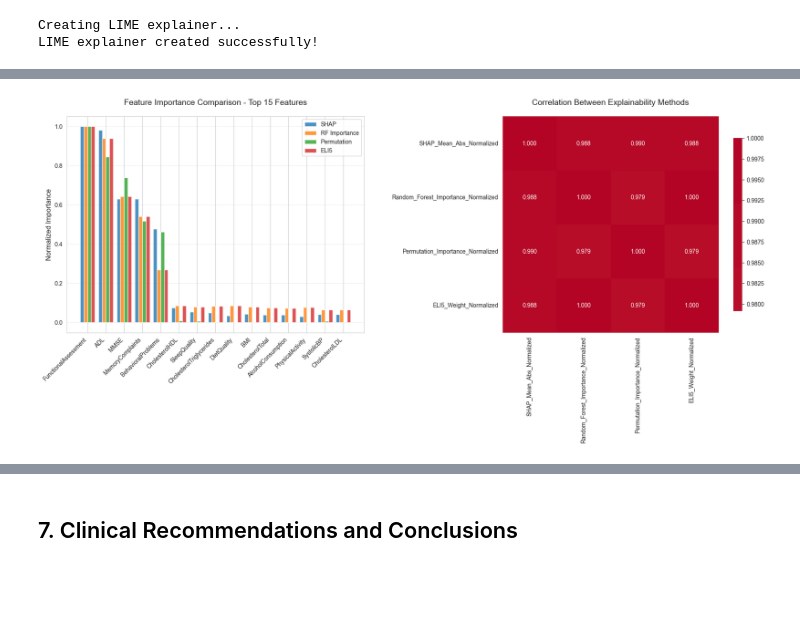
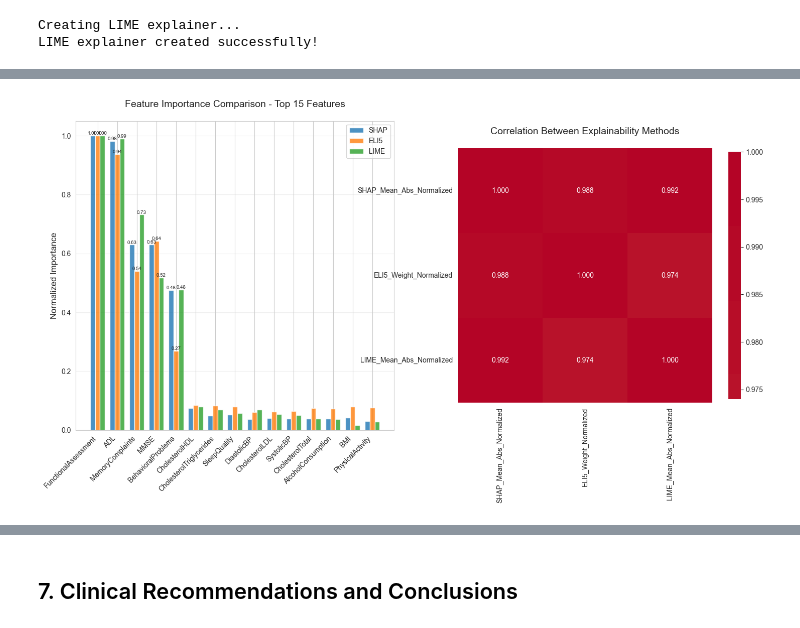
Before and after one commit to taniapazospuig/alzheimer-prediction, a Jupyter notebook: modeling.ipynb, the cells around one changed output, grey strips where cells are left out. Saved outputs shown, nothing was run; the diff lists cells and outputs as text; code cells hidden in the pictures; blank space fills up the shorter version.

```diff
--- a/modeling.ipynb
+++ b/modeling.ipynb
@@ -1613,11 +1650,14 @@ print("="*70)
 for case_type, idx in case_indices.items():
     if idx is not None:
         print(f"\n{case_type} (Sample {idx}):")
-        shap.force_plot(
+        print(f"Actual: {y_test_sample.iloc[idx]}, Predicted probability: {y_proba_sample[idx]:.4f}")
+        force_plot_html = shap.force_plot(
             explainer.expected_value[1],
             shap_values.values[idx,:,1],
-            X_test_sample.iloc[idx]
+            X_test_sample.iloc[idx],
+            show=False
         )
+        display(HTML(force_plot_html.html()))
 # %% [output]
 Force Plots:
 ======================================================================
@@ -1970,6 +2018,13 @@ for case_type, idx in case_indices.items():
                         fontsize=14, pad=20)
             ax.axvline(x=0, color='black', linestyle='--', linewidth=0.8)
             ax.grid(axis='x', alpha=0.3)
+
+            # Add value labels on bars
+            for i, value in enumerate(values_sorted):
+                x_pos = value if abs(value) > 0.005 else (0.01 if value >= 0 else -0.01)
+                ax.text(x_pos, i, f'{value:.4f}', va='center',
+                       ha='left' if value >= 0 else 'right', fontsize=9)
+
             plt.tight_layout()
             plt.show()
 
@@ -2125,17 +2180,43 @@ Let's compare the insights from different explainability techniques to understan
 - **Complementarity**: What unique insights does each method provide?
 - **Clinical relevance**: Which features are consistently important across methods?
 # %%
-# Compare feature importance across explainability methods
+# Compare feature importance across explainability methods (SHAP, ELI5, LIME)
+print("Feature Importance Comparison Across Explainability Methods")
+print("="*100)
+
+# Get LIME average contributions for comparison (use top features from LIME explanations)
+lime_avg_contributions = {}
+for case_type, idx in case_indices.items():
+    if idx is not None:
+        explanation = explainer_lime.explain_instance(
+            X_test_sample.iloc[idx].values,
+            rf_tuned.predict_proba,
+            num_features=15,
+            top_labels=1
+        )
+        available_labels = list(explanation.available_labels())
+        if available_labels:
+            exp_list = explanation.as_list(label=available_labels[0])
+            for feat, val in exp_list:
+                if feat not in lime_avg_contributions:
+                    lime_avg_contributions[feat] = []
+                lime_avg_contributions[feat].append(abs(val))
+
+# Calculate mean absolute LIME contributions
+lime_mean_abs = {feat: np.mean(vals) for feat, vals in lime_avg_contributions.items()}
+
+# Create comparison DataFrame
 explainability_comparison = pd.DataFrame({
     'Feature': X_train.columns,
     'SHAP_Mean_Abs': np.abs(shap_values.values[:,:,1]).mean(0),
-    'Random_Forest_Importance': rf_tuned.feature_importances_,
-    'Permutation_Importance': perm_importance.importances_mean,
     'ELI5_Weight': weights_df.set_index('feature').reindex(X_train.columns)['weight'].fillna(0).values
 })
 
+# Add LIME (only for features that appeared in explanations)
+explainability_comparison['LIME_Mean_Abs'] = explainability_comparison['Feature'].map(lime_mean_abs).fillna(0)
+
 # Normalize each column to 0-1 scale for comparison
-for col in explainability_comparison.columns[1:]:
+for col in ['SHAP_Mean_Abs', 'ELI5_Weight', 'LIME_Mean_Abs']:
     max_val = explainability_comparison[col].max()
     if max_val > 0:
         explainability_comparison[f'{col}_Normalized'] = explainability_comparison[col] / max_val
@@ -2149,10 +2230,8 @@ explainability_comparison['Average_Importance'] = explainability_comparison[norm
 # Sort by average importance
 explainability_comparison = explainability_comparison.sort_values('Average_Importance', ascending=False)
 
-print("Feature Importance Comparison Across Explainability Methods")
-print("="*100)
-print(explainability_comparison[['Feature', 'SHAP_Mean_Abs', 'Random_Forest_Importance',
-                                  'Permutation_Importance', 'ELI5_Weight', 'Average_Importance']].head(15).to_string(index=False))
+print(explainability_comparison[['Feature', 'SHAP_Mean_Abs', 'ELI5_Weight',
+                                  'LIME_Mean_Abs', 'Average_Importance']].head(15).to_string(index=False))
 
 # Visualize comparison
 fig, axes = plt.subplots(1, 2, figsize=(18, 8))
@@ -2160,12 +2239,11 @@ fig, axes = plt.subplots(1, 2, figsize=(18, 8))
 # Plot 1: Top features comparison
 top_15 = explainability_comparison.head(15)
 x_pos = np.arange(len(top_15))
-width = 0.2
+width = 0.25
 
-axes[0].bar(x_pos - 1.5*width, top_15['SHAP_Mean_Abs_Normalized'], width, label='SHAP', alpha=0.8)
-axes[0].bar(x_pos - 0.5*width, top_15['Random_Forest_Importance_Normalized'], width, label='RF Importance', alpha=0.8)
-axes[0].bar(x_pos + 0.5*width, top_15['Permutation_Importance_Normalized'], width, label='Permutation', alpha=0.8)
-axes[0].bar(x_pos + 1.5*width, top_15['ELI5_Weight_Normalized'], width, label='ELI5', alpha=0.8)
+bars1 = axes[0].bar(x_pos - width, top_15['SHAP_Mean_Abs_Normalized'], width, label='SHAP', alpha=0.8)
+bars2 = axes[0].bar(x_pos, top_15['ELI5_Weight_Normalized'], width, label='ELI5', alpha=0.8)
+bars3 = axes[0].bar(x_pos + width, top_15['LIME_Mean_Abs_Normalized'], width, label='LIME', alpha=0.8)
 
 axes[0].set_ylabel('Normalized Importance', fontsize=12)
 axes[0].set_title('Feature Importance Comparison - Top 15 Features', fontsize=14, pad=20)
@@ -2174,17 +2252,23 @@ axes[0].set_xticklabels(top_15['Feature'], rotation=45, ha='right')
 axes[0].legend()
 axes[0].grid(axis='y', alpha=0.3)
 
+# Add value labels on bars (only for top values to avoid clutter)
+for bars in [bars1, bars2, bars3]:
+    for bar in bars:
+        height = bar.get_height()
+        if height > 0.1:  # Only label bars above 0.1 to avoid clutter
+            axes[0].text(bar.get_x() + bar.get_width()/2., height,
+                        f'{height:.2f}', ha='center', va='bottom', fontsize=7)
+
 # Plot 2: Correlation between methods
 correlation_data = explainability_comparison[['SHAP_Mean_Abs_Normalized',
-                                               'Random_Forest_Importance_Normalized',
-                                               'Permutation_Importance_Normalized',
-                                               'ELI5_Weight_Normalized']].corr()
+                                               'ELI5_Weight_Normalized',
+                                               'LIME_Mean_Abs_Normalized']].corr()
 
 sns.heatmap(correlation_data, annot=True, fmt='.3f', cmap='coolwarm', center=0,
             square=True, ax=axes[1], cbar_kws={"shrink": 0.8})
 axes[1].set_title('Correlation Between Explainability Methods', fontsize=14, pad=20)
 
-plt.tight_layout()
 plt.show()
 
 print("\n" + "="*100)
@@ -2195,8 +2279,9 @@ for i, row in explainability_comparison.head(5).iterrows():
     print(f"   {explainability_comparison.index.get_loc(i)+1}. {row['Feature']} (Avg Importance: {row['Average_Importance']:.4f})")
 
 print("\n2. METHOD AGREEMENT:")
-print(f"   - SHAP vs RF Importance correlation: {explainability_comparison['SHAP_Mean_Abs_Normalized'].corr(explainability_comparison['Random_Forest_Importance_Normalized']):.3f}")
-print(f"   - SHAP vs Permutation correlation: {explainability_comparison['SHAP_Mean_Abs_Normalized'].corr(explainability_comparison['Permutation_Importance_Normalized']):.3f}")
+print(f"   - SHAP vs ELI5 correlation: {explainability_comparison['SHAP_Mean_Abs_Normalized'].corr(explainability_comparison['ELI5_Weight_Normalized']):.3f}")
+print(f"   - SHAP vs LIME correlation: {explainability_comparison['SHAP_Mean_Abs_Normalized'].corr(explainability_comparison['LIME_Mean_Abs_Normalized']):.3f}")
+print(f"   - ELI5 vs LIME correlation: {explainability_comparison['ELI5_Weight_Normalized'].corr(explainability_comparison['LIME_Mean_Abs_Normalized']):.3f}")
 # %% [output]
 Feature Importance Comparison Across Explainability Methods
 ====================================================================================================
@@ -2219,4 +2304,4 @@ CholesterolTriglycerides       0.006369                  0.018851
-[figure, old version]
+[figure, new version]
 ====================================================================================================
 KEY INSIGHTS:
 ====================================================================================================
```
Also changed, not shown: parts of 39 cells of this notebook.
